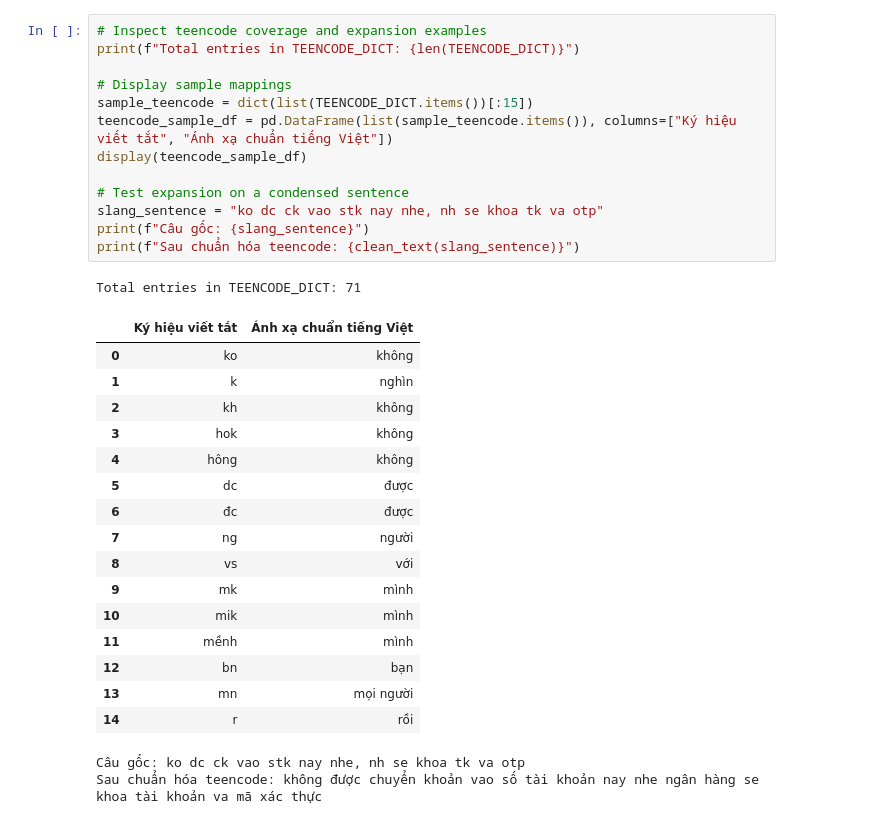
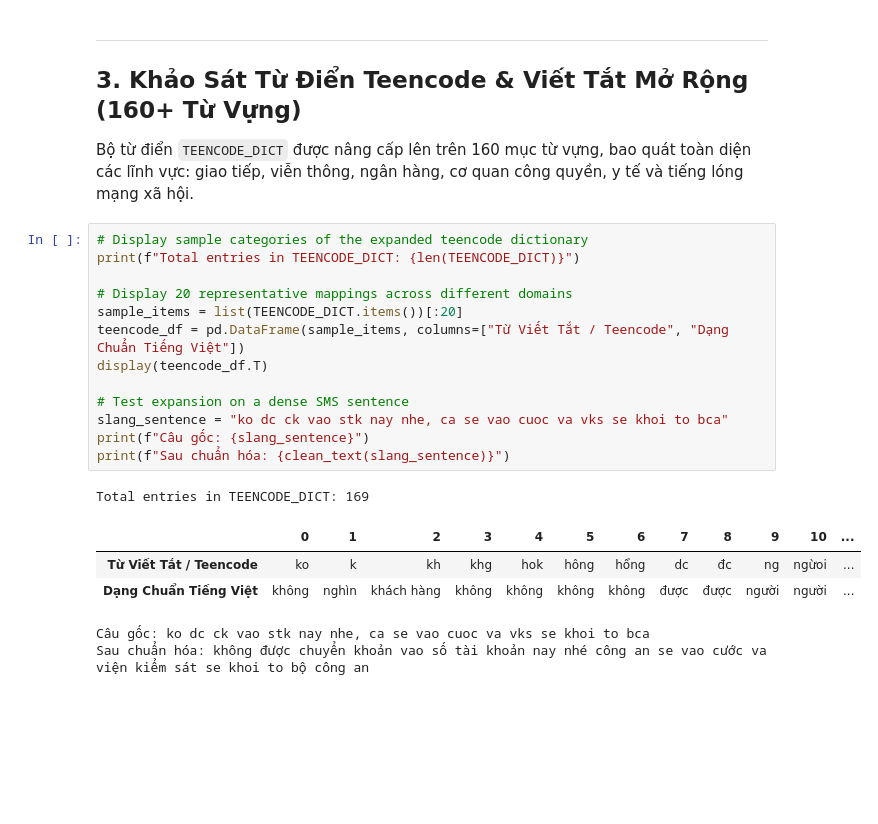
Before and after one commit to uit-25730067-chithanh/CS114-Team10-Elderly-Scam-Detection, a Jupyter notebook: draft/scam-detection/notebooks/01_preprocessing.ipynb, the cells around one changed output. Cells and saved outputs as stored; diff of their text form; blank space fills up the shorter version.

```diff
--- a/draft/scam-detection/notebooks/01_preprocessing.ipynb
+++ b/draft/scam-detection/notebooks/01_preprocessing.ipynb
@@ -161,33 +158,25 @@ Tin nhắn SMS và mạng xã hội tiếng Việt chứa nhiều từ viết t
+# %% [markdown]
+---
+## 3. Khảo Sát Từ Điển Teencode & Viết Tắt Mở Rộng (160+ Từ Vựng)
+
+Bộ từ điển `TEENCODE_DICT` được nâng cấp lên trên 160 mục từ vựng, bao quát toàn diện các lĩnh vực: giao tiếp, viễn thông, ngân hàng, cơ quan công quyền, y tế và tiếng lóng mạng xã hội.
 # %%
-# Inspect teencode coverage and expansion examples
+# Display sample categories of the expanded teencode dictionary
 print(f"Total entries in TEENCODE_DICT: {len(TEENCODE_DICT)}")
 
-# Display sample mappings
-sample_teencode = dict(list(TEENCODE_DICT.items())[:15])
-teencode_sample_df = pd.DataFrame(list(sample_teencode.items()), columns=["Ký hiệu viết tắt", "Ánh xạ chuẩn tiếng Việt"])
-display(teencode_sample_df)
+# Display 20 representative mappings across different domains
+sample_items = list(TEENCODE_DICT.items())[:20]
+teencode_df = pd.DataFrame(sample_items, columns=["Từ Viết Tắt / Teencode", "Dạng Chuẩn Tiếng Việt"])
+display(teencode_df.T)
 
-# Test expansion on a condensed sentence
-slang_sentence = "ko dc ck vao stk nay nhe, nh se khoa tk va otp"
+# Test expansion on a dense SMS sentence
+slang_sentence = "ko dc ck vao stk nay nhe, ca se vao cuoc va vks se khoi to bca"
 print(f"Câu gốc: {slang_sentence}")
-print(f"Sau chuẩn hóa teencode: {clean_text(slang_sentence)}")
+print(f"Sau chuẩn hóa: {clean_text(slang_sentence)}")
 # %% [output]
-Total entries in TEENCODE_DICT: 71
+Total entries in TEENCODE_DICT: 169
-|  | Ký hiệu viết tắt | Ánh xạ chuẩn tiếng Việt |
-| 0 | ko | không |
-| 1 | k | nghìn |
-| 2 | kh | không |
-| 3 | hok | không |
-| 4 | hông | không |
-| 5 | dc | được |
-| 6 | đc | được |
-| 7 | ng | người |
-| 8 | vs | với |
-| 9 | mk | mình |
-| 10 | mik | mình |
-| 11 | mềnh | mình |
-| 12 | bn | bạn |
-| 13 | mn | mọi người |
-| 14 | r | rồi |
+|  | 0 | 1 | 2 | 3 | 4 | 5 | 6 | 7 | 8 | 9 | 10 | ... |
+| Từ Viết Tắt / Teencode | ko | k | kh | khg | hok | hông | hổng | dc | đc | ng | ngừoi | ... |
+| Dạng Chuẩn Tiếng Việt | không | nghìn | khách hàng | không | không | không | không | được | được | người | người | ... |
-Câu gốc: ko dc ck vao stk nay nhe, nh se khoa tk va otp
-Sau chuẩn hóa teencode: không được chuyển khoản vao số tài khoản nay nhe ngân hàng se khoa tài khoản va mã xác thực
+Câu gốc: ko dc ck vao stk nay nhe, ca se vao cuoc va vks se khoi to bca
+Sau chuẩn hóa: không được chuyển khoản vao số tài khoản nay nhé công an se vao cước va viện kiểm sát se khoi to bộ công an
```
Also changed, not shown: parts of 21 cells of this notebook, 2 other files.
